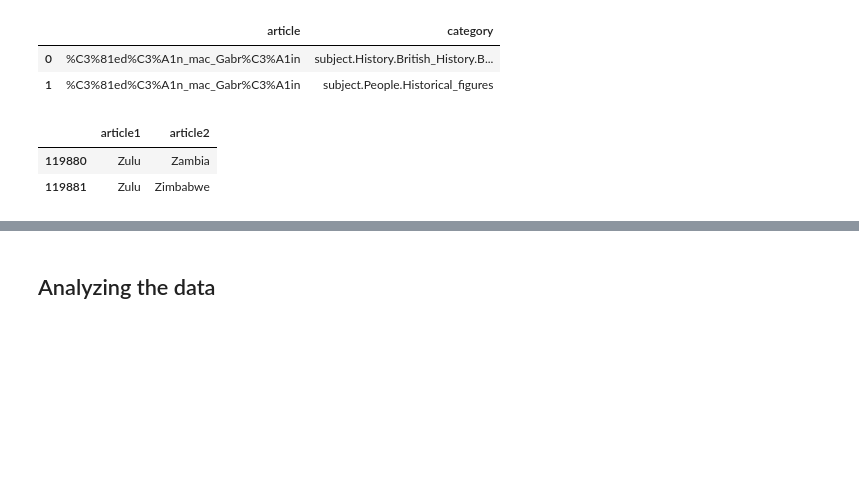
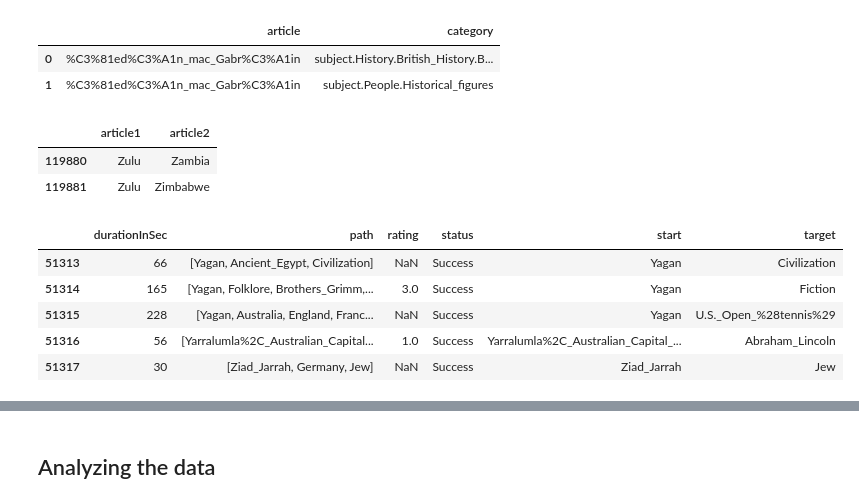
Before and after one commit to epfl-ada/ada-2022-project-souvladaki, a Jupyter notebook: project.ipynb, the cells around one changed output, grey strips where cells are left out. Drawn from its saved outputs; the diff is of its cells as text; code cells hidden in the pictures; blank space fills up the shorter version.

```diff
--- a/project.ipynb
+++ b/project.ipynb
@@ -42,0 +41,34 @@ paths_finished = pd.read_csv("data/graph/paths_finished.tsv")
+# %%
+def quantize_path(str_path):
+    return str_path.split(";")
+
+def get_start_node(list_path):
+    return list_path[0]
+
+def get_target_node(list_path):
+    return list_path[len(list_path)-1]
+# %%
+paths_finished = pd.read_csv(
+    "data/graph/paths_finished.tsv",
+    skiprows=15,
+    sep="\t",
+    names=["hashedIpAddress", "timestamp", "durationInSec", "path", "rating", "status","start", "target"],
+)
+
+paths_finished["status"] = ["Success" for x in range(len(paths_finished.index))]
+#paths_finished["type"] = ["Success" for x in range(len(paths_finished.index))]
+
+paths_finished["path"] = paths_finished["path"].apply(quantize_path)
+paths_finished["start"] = paths_finished["path"].apply(get_start_node)
+paths_finished["target"] = paths_finished["path"].apply(get_target_node)
+
+paths_finished = paths_finished.drop(columns=["hashedIpAddress", "timestamp"])
+
+paths_finished.tail()
+# %% [output]
+|  | durationInSec | path | rating | status | start | target |
+| 51313 | 66 | [Yagan, Ancient_Egypt, Civilization] | NaN | Success | Yagan | Civilization |
+| 51314 | 165 | [Yagan, Folklore, Brothers_Grimm,... | 3.0 | Success | Yagan | Fiction |
+| 51315 | 228 | [Yagan, Australia, England, Franc... | NaN | Success | Yagan | U.S._Open_%28tennis%29 |
+| 51316 | 56 | [Yarralumla%2C_Australian_Capital... | 1.0 | Success | Yarralumla%2C_Australian_Capital_... | Abraham_Lincoln |
+| 51317 | 30 | [Ziad_Jarrah, Germany, Jew] | NaN | Success | Ziad_Jarrah | Jew |
```
Also changed, not shown: parts of 12 cells of this notebook, 1 other file.
